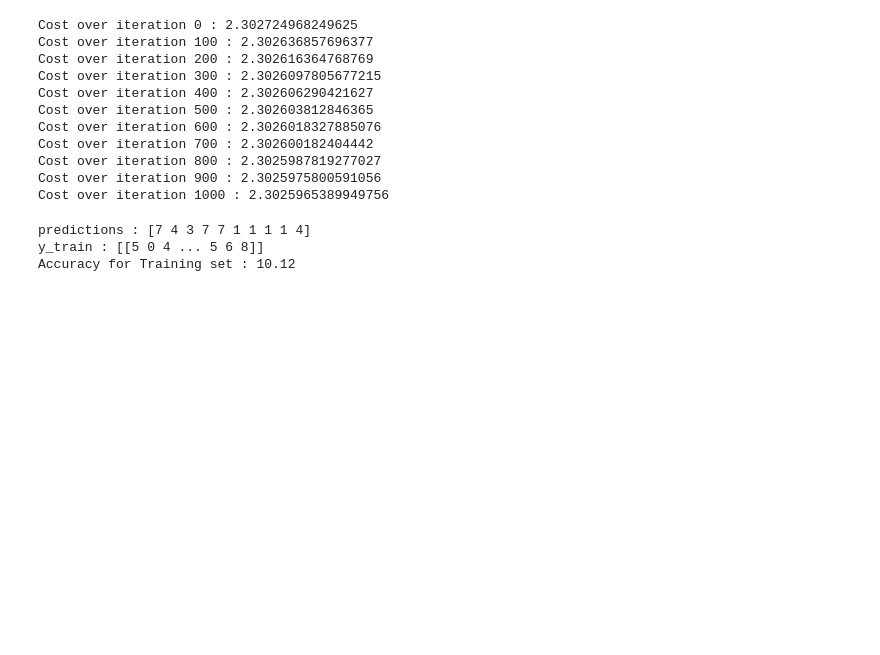
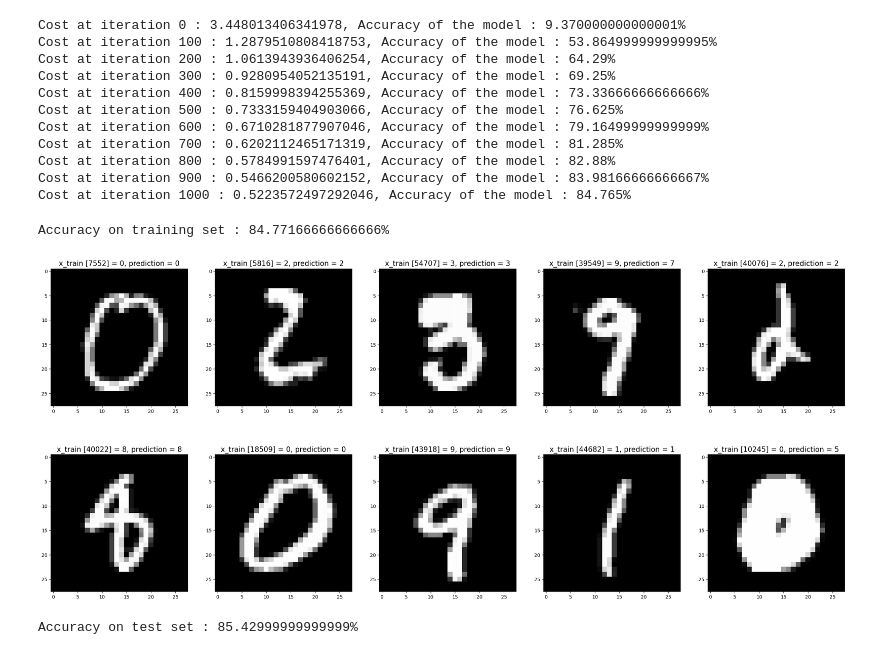
Before and after one commit to roshankaranth/nn_from_scratch_MNIST_dataset, a Jupyter notebook: nn.ipynb, the cells around one changed output. Drawn from its saved outputs; the diff is of its cells as text; code cells hidden in the pictures; blank space fills up the shorter version.

Commit message:
Trained NN for MNIST dataset with accuracy 83-84%

```diff
--- a/nn.ipynb
+++ b/nn.ipynb
@@ -273,48 +229,34 @@ def model_train(layer_dims, learning_rate, X, Y, num_iterations):
 
     return parameters
 # %%
-layer_dims = [x_train.shape[0],25,15,10]
-parameters = model_train(layer_dims, 0.3, x_train, y_train,1001)
+layer_dims = [num_pixel*num_pixel,15,10]
+parameters = model(x_train,y_train,layer_dims,0.1,1001,True)
 # %% [output]
-Cost over iteration 0 : 2.302724968249625
-Cost over iteration 100 : 2.302636857696377
-Cost over iteration 200 : 2.302616364768769
-Cost over iteration 300 : 2.3026097805677215
-Cost over iteration 400 : 2.302606290421627
-Cost over iteration 500 : 2.302603812846365
-Cost over iteration 600 : 2.3026018327885076
-Cost over iteration 700 : 2.302600182404442
-Cost over iteration 800 : 2.3025987819277027
-Cost over iteration 900 : 2.3025975800591056
-Cost over iteration 1000 : 2.3025965389949756
+Cost at iteration 0 : 3.448013406341978, Accuracy of the model : 9.370000000000001%
+Cost at iteration 100 : 1.2879510808418753, Accuracy of the model : 53.864999999999995%
+Cost at iteration 200 : 1.0613943936406254, Accuracy of the model : 64.29%
+Cost at iteration 300 : 0.9280954052135191, Accuracy of the model : 69.25%
+Cost at iteration 400 : 0.8159998394255369, Accuracy of the model : 73.33666666666666%
+Cost at iteration 500 : 0.7333159404903066, Accuracy of the model : 76.625%
+Cost at iteration 600 : 0.6710281877907046, Accuracy of the model : 79.16499999999999%
+Cost at iteration 700 : 0.6202112465171319, Accuracy of the model : 81.285%
+Cost at iteration 800 : 0.5784991597476401, Accuracy of the model : 82.88%
+Cost at iteration 900 : 0.5466200580602152, Accuracy of the model : 83.98166666666667%
+Cost at iteration 1000 : 0.5223572497292046, Accuracy of the model : 84.765%
-# %%
-def predict(X : np.ndarray, Y : np.ndarray, parameters : dict[str,np.ndarray]):
-    m = X.shape[1]
-    L = len(parameters)//2
-
-    A_prev = X
-
-    for l in range(1,L):
-        W = parameters[f"W{l}"]
-        b = parameters[f"b{l}"]
-
-        Z = np.dot(W,A_prev) + b
-        A_prev = relu(Z)
-
-    W = parameters[f"W{L}"]
-    b = parameters[f"b{L}"]
-
-    Z = np.dot(W,A_prev) + b
-    AL = softmax(Z)
-
-    predictions = np.argmax(AL, axis=0)
-    accuracy = np.mean(predictions == Y.flatten())
-    print(f"predictions : {predictions[:10]}")
-    print(f"y_train : {Y[:10]}")
-    return accuracy*100
-# %%
-print(f"Accuracy for Training set : {predict(x_train,y_train,parameters)}")
-# %% [output]
-predictions : [7 4 3 7 7 1 1 1 1 4]
-y_train : [[5 0 4 ... 5 6 8]]
-Accuracy for Training set : 10.12
+# %%
+train_accuracy, train_prediction = predict(parameters, x_train, y_train)
+# %%
+print(f"Accuracy on training set : {train_accuracy*100}%")
+# %% [output]
+Accuracy on training set : 84.77166666666666%
+# %%
+images_2_show = []
+titles_2_show = []
+for i in range(0, 10):
+    r = random.randint(1, m_train)
+    images_2_show.append(x_train[:,r].reshape((num_pixel,num_pixel)))
+    titles_2_show.append('x_train [' + str(r) + '] = ' + str(y_train[0,r]) + ', prediction = ' + str(train_prediction[r]))
+
+show_images(images_2_show, titles_2_show)
+# %% [output]
+[figure, added]
@@ -320,0 +265,4 @@ Accuracy for Training set : 10.12
+# %%
+print(f"Accuracy on test set : {test_accuracy*100}%")
+# %% [output]
+Accuracy on test set : 85.42999999999999%
```
Also changed, not shown: parts of 20 cells of this notebook.
